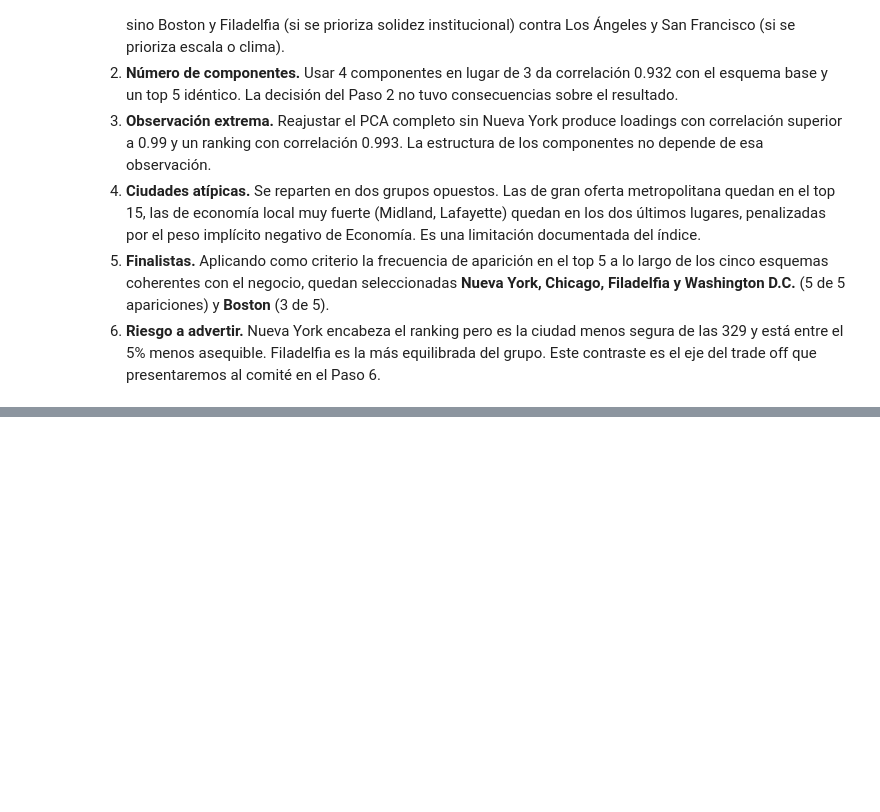
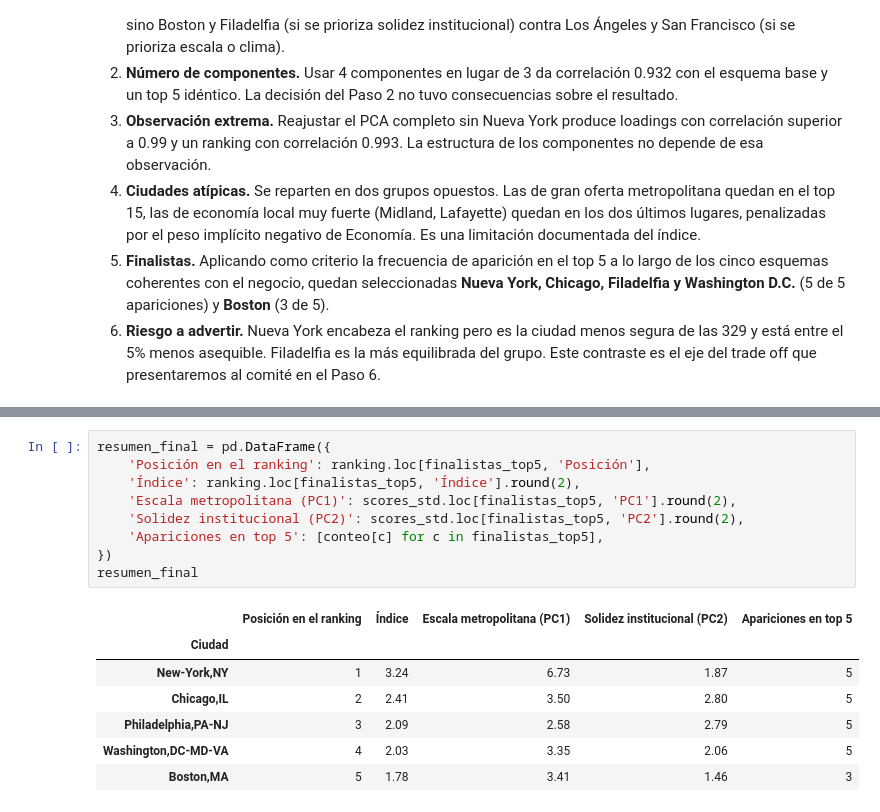
Before and after one commit to JuanRestrepoM/MIAD_202614_Aprendizaje_no_supervisado_G29, a Jupyter notebook: notebooks/S1_New_Sede.ipynb, the cells around one changed output, grey strips where cells are left out. Saved outputs shown, nothing was run; the diff lists cells and outputs as text; blank space fills up the shorter version.

```diff
--- a/notebooks/S1_New_Sede.ipynb
+++ b/notebooks/S1_New_Sede.ipynb
@@ -1487,0 +1511,17 @@ Estas fortalezas y debilidades son el insumo directo del Paso 6, donde formulamo
+# %%
+resumen_final = pd.DataFrame({
+    'Posición en el ranking': ranking.loc[finalistas_top5, 'Posición'],
+    'Índice': ranking.loc[finalistas_top5, 'Índice'].round(2),
+    'Escala metropolitana (PC1)': scores_std.loc[finalistas_top5, 'PC1'].round(2),
+    'Solidez institucional (PC2)': scores_std.loc[finalistas_top5, 'PC2'].round(2),
+    'Apariciones en top 5': [conteo[c] for c in finalistas_top5],
+})
+resumen_final
+# %% [output]
+|  | Posición en el ranking | Índice | Escala metropolitana (PC1) | Solidez institucional (PC2) | Apariciones en top 5 |
+| Ciudad |  |  |  |  |  |
+| New-York,NY | 1 | 3.24 | 6.73 | 1.87 | 5 |
+| Chicago,IL | 2 | 2.41 | 3.50 | 2.80 | 5 |
+| Philadelphia,PA-NJ | 3 | 2.09 | 2.58 | 2.79 | 5 |
+| Washington,DC-MD-VA | 4 | 2.03 | 3.35 | 2.06 | 5 |
+| Boston,MA | 5 | 1.78 | 3.41 | 1.46 | 3 |
```
Also changed, not shown: parts of 15 cells of this notebook.
